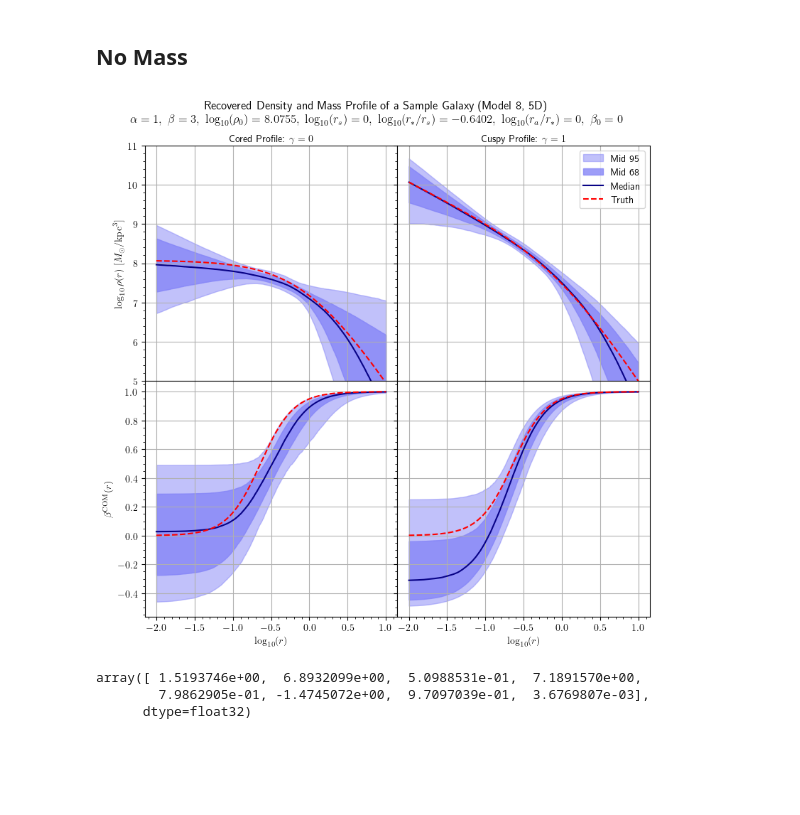
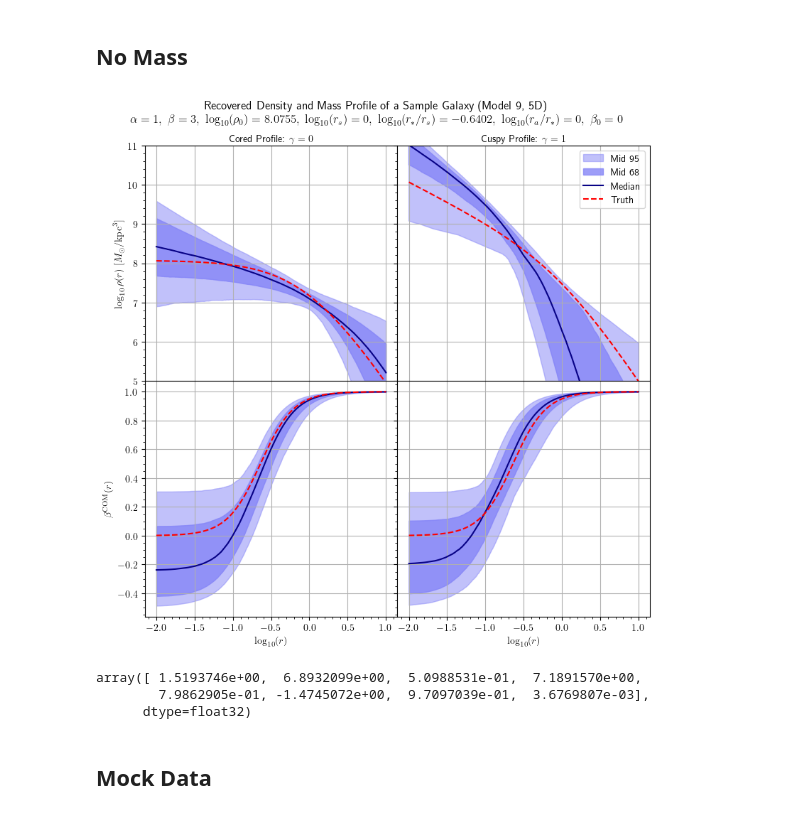
Before and after one commit to Anodymous1/suds, a Jupyter notebook: 8d_theta/posterior_graph.ipynb, the cells around one changed output. Drawn from its saved outputs; the diff is of its cells as text; code cells hidden in the pictures; blank space fills up the shorter version.

```diff
--- a/8d_theta/posterior_graph.ipynb
+++ b/8d_theta/posterior_graph.ipynb
@@ -160,7 +160,8 @@ def plot_line(ax, x, y, truth, iloc):
     ax[row, col].plot(x, y[:,2], color=(8/255, 2/255, 134/255), label="Median")
 
     # Truth
-    ax[row, col].plot(x, truth, color="red", linestyle = "--", label="Truth")
+    if truth is not None:
+        ax[row, col].plot(x, truth, color="red", linestyle = "--", label="Truth")
 
     ax[row, col].grid(True)
     ax[row, col].minorticks_on()
@@ -224,6 +225,6 @@ def plot_aesthetics(ax, fig):
 # %%
-core_params = load_csv("./model_7/5d/mass_density_samples_core.csv", "Tensor")
-cusp_params = load_csv("./model_7/5d/mass_density_samples_cusp.csv", "Tensor")
+core_params = load_csv("./model_9/5d/mass_density_samples_core.csv", "Tensor")
+cusp_params = load_csv("./model_9/5d/mass_density_samples_cusp.csv", "Tensor")
 
 fig, ax, x = initialize_plot()
 core_density = density(x, core_params)
@@ -282,7 +284,7 @@ def plot_aesthetics(ax, fig):
 
     title_text = (
             # r"Recovered Density and Mass Profile of a Sample Galaxy (Model 5.2, 3d)"
-            r"Recovered Density and Mass Profile of a Sample Galaxy (Model 8, 5D)"
+            r"Recovered Density and Mass Profile of a Sample Galaxy (Model 9, 5D)"
             "\n"
             r"$\alpha = 1,\ \beta = 3,\ \log_{10}(\rho _0)=8.0755,\ \log_{10}(r_s) = 0,\ \log_{10}(r_* / r_s) = -0.6402,\ \log_{10} (r_a / r_*) = 0,\ \beta_0 = 0$"
         )
@@ -292,37 +294,39 @@ def plot_aesthetics(ax, fig):
 
     return ax, fig
 # %%
-core_params = load_csv("./model_8/5d/mass_density_samples_core.csv", "Tensor")
-cusp_params = load_csv("./model_8/5d/mass_density_samples_cusp.csv", "Tensor")
+core_params = load_csv("./model_9/5d/mass_density_samples_core.csv", "Tensor")
+cusp_params = load_csv("./model_9/5d/mass_density_samples_cusp.csv", "Tensor")
 
 fig, ax, x = initialize_plot(n_rows=2)
 core_density = density(x, core_params)
 # core_mass = mass(x, core_params)
 core_beta = betaCOM(x, core_params)
 
 
 cusp_density = density(x, cusp_params)
 # cusp_mass = mass(x, cusp_params)
 cusp_beta = betaCOM(x, cusp_params)
 
 true_cusp_density, true_cusp_mass, true_cusp_beta = prep_truth(x, [1, 3, 1, 8.0755, 0, -0.6402, 0, 0])
 true_core_density, true_core_mass, true_core_beta = prep_truth(x, [1, 3, 0, 8.0755, 0, -0.6402, 0, 0])
 
 ax = plot_line(ax, x, core_density, true_core_density,[0,0])
 # ax = plot_line(ax, x, core_mass,    true_core_mass,   [1,0])
 ax = plot_line(ax, x, core_beta,    true_core_beta,   [1,0])
 ax = plot_line(ax, x, cusp_density, true_cusp_density,[0,1])
 # ax = plot_line(ax, x, cusp_mass,    true_cusp_mass,   [1,1])
 ax = plot_line(ax, x, cusp_beta,    true_cusp_beta,   [1,1])
 
 ax, fig = plot_aesthetics(ax, fig)
 
 plt.show()
 # %% [output]
-[figure, old version]
+[figure, new version]
 # %%
 np.median(core_params, axis=0)
 # %% [output]
 array([ 1.5193746e+00,  6.8932099e+00,  5.0988531e-01,  7.1891570e+00,
         7.9862905e-01, -1.4745072e+00,  9.7097039e-01,  3.6769807e-03],
       dtype=float32)
+# %% [markdown]
+## Mock Data
```
Also changed, not shown: parts of 7 cells of this notebook, 18 other files.
